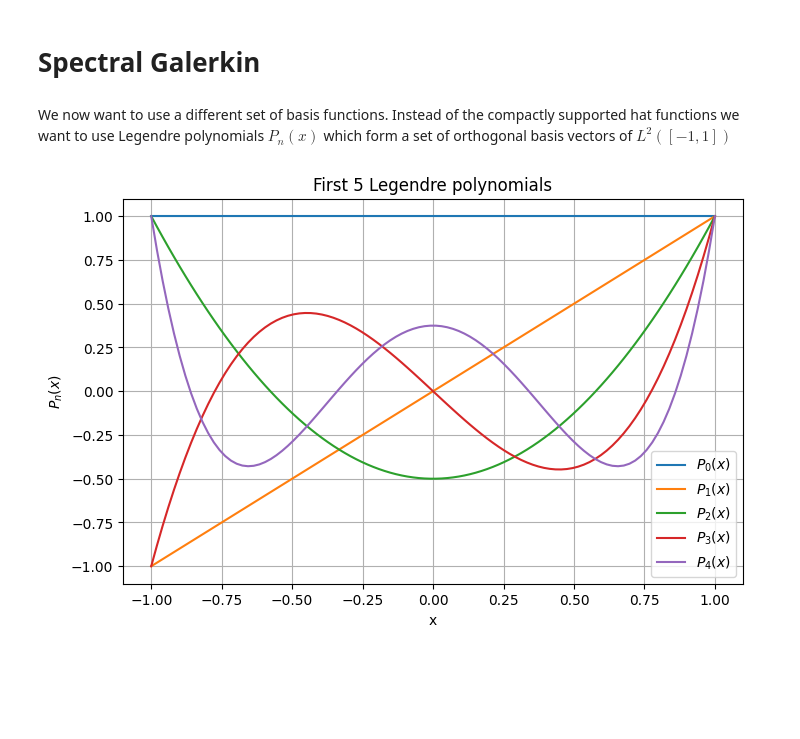
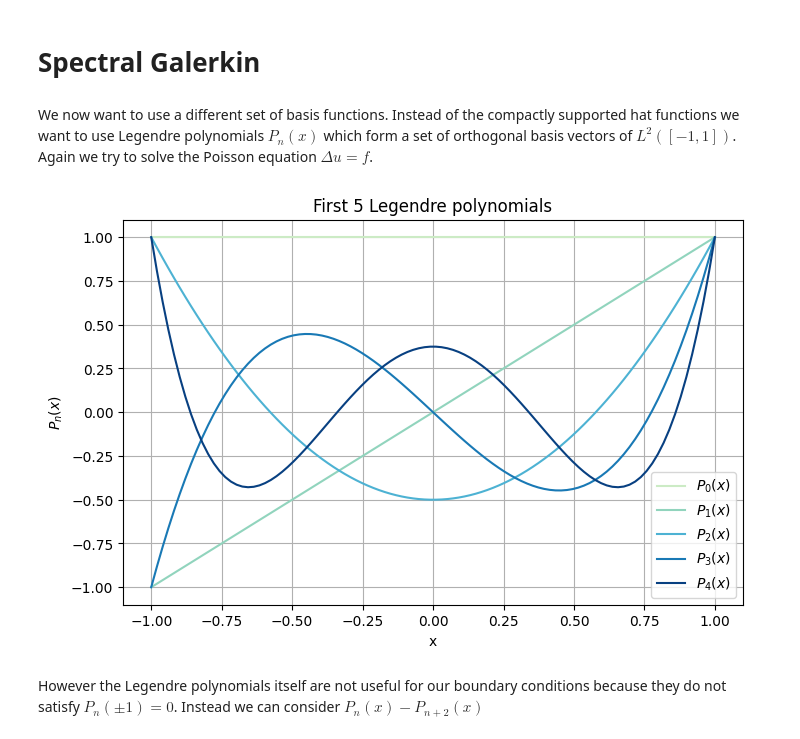
Before and after one commit to kilianroeth/galerkin-methods, a Jupyter notebook: spectral-galerkin.ipynb, the cells around one changed output. Drawn from its saved outputs; the diff is of its cells as text; code cells hidden in the pictures; blank space fills up the shorter version.

```diff
--- a/spectral-galerkin.ipynb
+++ b/spectral-galerkin.ipynb
@@ -1,7 +1,7 @@
 # %% [markdown]
 # Spectral Galerkin
 # %% [markdown]
-We now want to use a different set of basis functions. Instead of the compactly supported hat functions we want to use Legendre polynomials $P_n(x)$ which form a set of orthogonal basis vectors of $L^2([-1,1])$
+We now want to use a different set of basis functions. Instead of the compactly supported hat functions we want to use Legendre polynomials $P_n(x)$ which form a set of orthogonal basis vectors of $L^2([-1,1])$. Again we try to solve the Poisson equation $\Delta u = f$.
 # %%
 import numpy as np
 from numpy.polynomial.legendre import legval
@@ -12,15 +14,19 @@ def legendre(i, x):
     coeffs[i] = 1
     return legval(x, coeffs)
 # %%
+N = 5
 x = np.linspace(-1,1,100)
+colors = plt.cm.GnBu(np.linspace(0.25, 1, N))
 plt.figure(figsize=(8,5))
-for n in range(5):
-    plt.plot(x, legendre(n, x), label=f'$P_{n}(x)$')
+for n in range(N):
+    plt.plot(x, legendre(n, x), label=f'$P_{n}(x)$', color=colors[n])
 plt.xlabel('x')
 plt.ylabel('$P_n(x)$')
 plt.title('First 5 Legendre polynomials')
 plt.legend()
 plt.grid(True)
 plt.show()
 # %% [output]
-[figure, old version]
+[figure, new version]
+# %% [markdown]
+However the Legendre polynomials itself are not useful for our boundary conditions because they do not satisfy $P_n(\pm1) = 0$. Instead we can consider $P_n(x) - P_{n+2}(x)$
```
Also changed, not shown: parts of 15 cells of this notebook, 1 other file.
